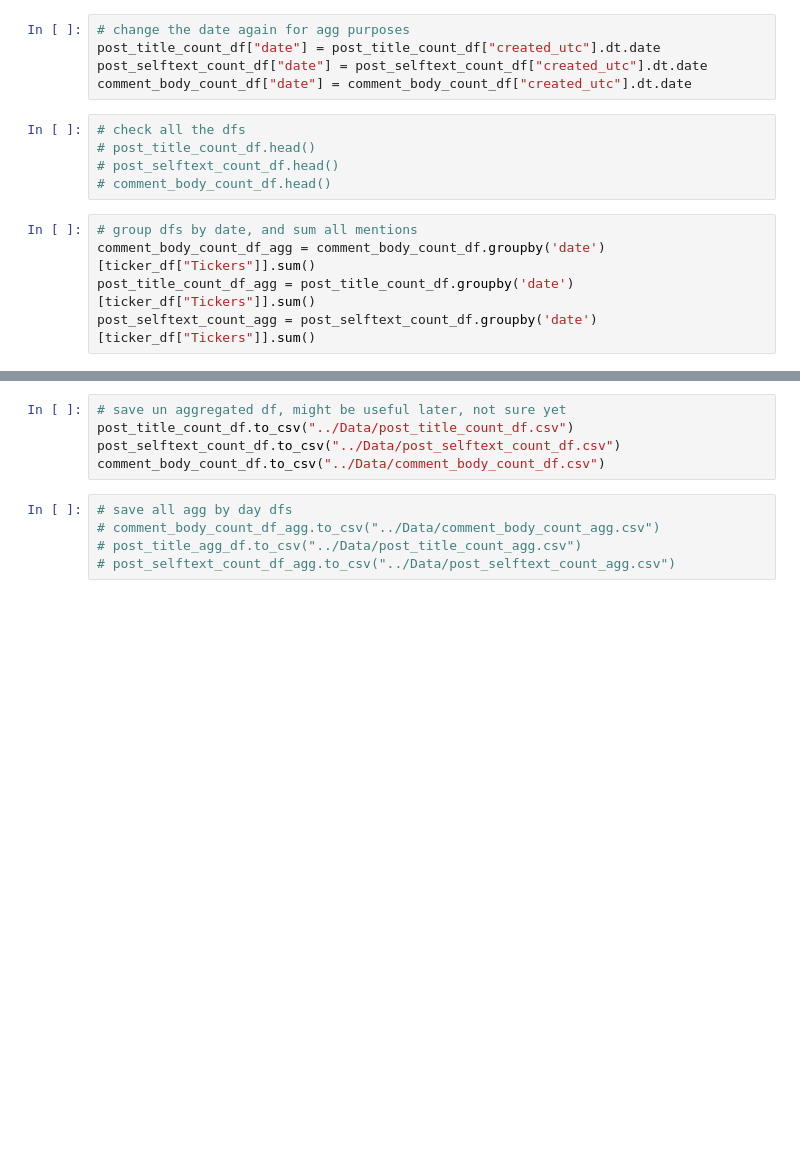
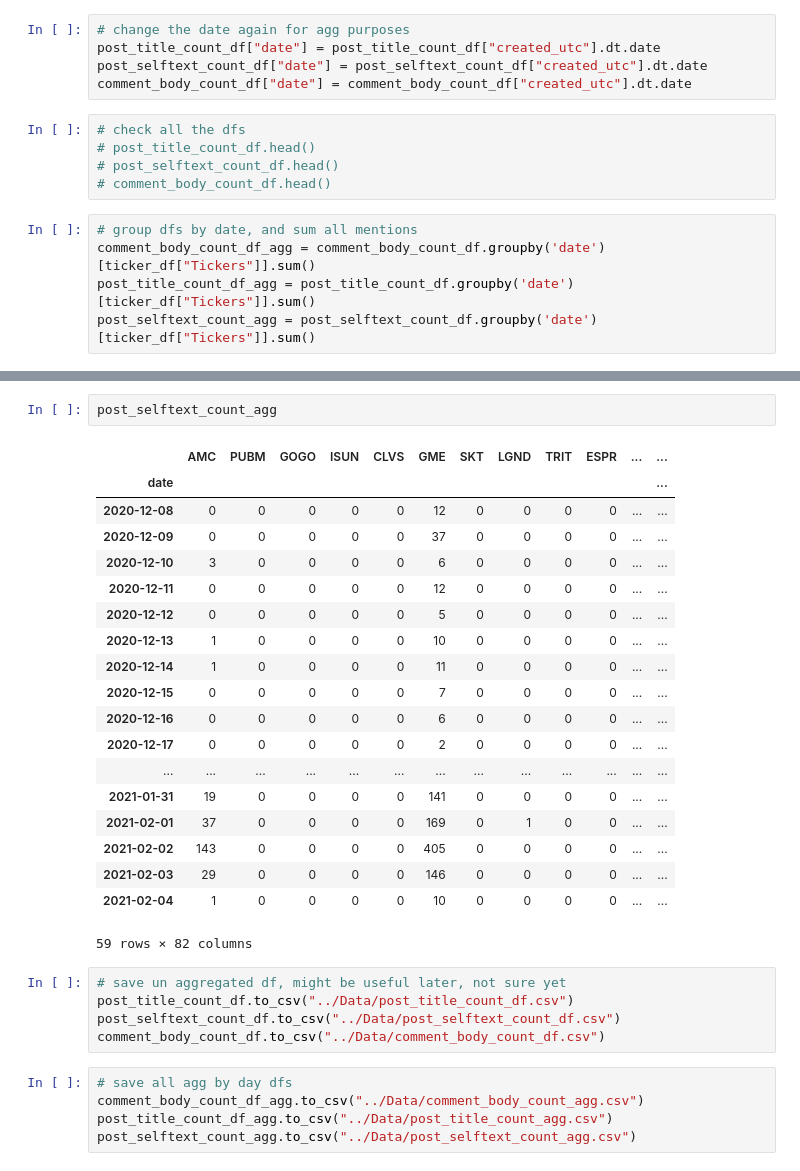
Before and after one commit to tylersojka/Final_Project_WSB, a Jupyter notebook: Cleaning_ETL/counting_posts_comments.ipynb, the cells around one changed output, grey strips where cells are left out. Cells and saved outputs as stored; diff of their text form; blank space fills up the shorter version.

```diff
--- a/Cleaning_ETL/counting_posts_comments.ipynb
+++ b/Cleaning_ETL/counting_posts_comments.ipynb
@@ -61,3 +84,25 @@ post_selftext_count_agg = post_selftext_count_df.groupby('date')[ticker_df["Tick
+# %%
+post_selftext_count_agg
+# %% [output]
+|  | AMC | PUBM | GOGO | ISUN | CLVS | GME | SKT | LGND | TRIT | ESPR | ... | ... |
+| date |  |  |  |  |  |  |  |  |  |  |  | ... |
+| 2020-12-08 | 0 | 0 | 0 | 0 | 0 | 12 | 0 | 0 | 0 | 0 | ... | ... |
+| 2020-12-09 | 0 | 0 | 0 | 0 | 0 | 37 | 0 | 0 | 0 | 0 | ... | ... |
+| 2020-12-10 | 3 | 0 | 0 | 0 | 0 | 6 | 0 | 0 | 0 | 0 | ... | ... |
+| 2020-12-11 | 0 | 0 | 0 | 0 | 0 | 12 | 0 | 0 | 0 | 0 | ... | ... |
+| 2020-12-12 | 0 | 0 | 0 | 0 | 0 | 5 | 0 | 0 | 0 | 0 | ... | ... |
+| 2020-12-13 | 1 | 0 | 0 | 0 | 0 | 10 | 0 | 0 | 0 | 0 | ... | ... |
+| 2020-12-14 | 1 | 0 | 0 | 0 | 0 | 11 | 0 | 0 | 0 | 0 | ... | ... |
+| 2020-12-15 | 0 | 0 | 0 | 0 | 0 | 7 | 0 | 0 | 0 | 0 | ... | ... |
+| 2020-12-16 | 0 | 0 | 0 | 0 | 0 | 6 | 0 | 0 | 0 | 0 | ... | ... |
+| 2020-12-17 | 0 | 0 | 0 | 0 | 0 | 2 | 0 | 0 | 0 | 0 | ... | ... |
+| ... | ... | ... | ... | ... | ... | ... | ... | ... | ... | ... | ... | ... |
+| 2021-01-31 | 19 | 0 | 0 | 0 | 0 | 141 | 0 | 0 | 0 | 0 | ... | ... |
+| 2021-02-01 | 37 | 0 | 0 | 0 | 0 | 169 | 0 | 1 | 0 | 0 | ... | ... |
+| 2021-02-02 | 143 | 0 | 0 | 0 | 0 | 405 | 0 | 0 | 0 | 0 | ... | ... |
+| 2021-02-03 | 29 | 0 | 0 | 0 | 0 | 146 | 0 | 0 | 0 | 0 | ... | ... |
+| 2021-02-04 | 1 | 0 | 0 | 0 | 0 | 10 | 0 | 0 | 0 | 0 | ... | ... |
+59 rows × 82 columns
 # %%
 # save un aggregated df, might be useful later, not sure yet
 post_title_count_df.to_csv("../Data/post_title_count_df.csv")
@@ -65,6 +110,6 @@ post_selftext_count_df.to_csv("../Data/post_selftext_count_df.csv")
 comment_body_count_df.to_csv("../Data/comment_body_count_df.csv")
 # %%
 # save all agg by day dfs
-# comment_body_count_df_agg.to_csv("../Data/comment_body_count_agg.csv")
-# post_title_agg_df.to_csv("../Data/post_title_count_agg.csv")
-# post_selftext_count_df_agg.to_csv("../Data/post_selftext_count_agg.csv")
+comment_body_count_df_agg.to_csv("../Data/comment_body_count_agg.csv")
+post_title_count_df_agg.to_csv("../Data/post_title_count_agg.csv")
+post_selftext_count_agg.to_csv("../Data/post_selftext_count_agg.csv")
```
Also changed, not shown: parts of 4 cells of this notebook, 7 other files.
